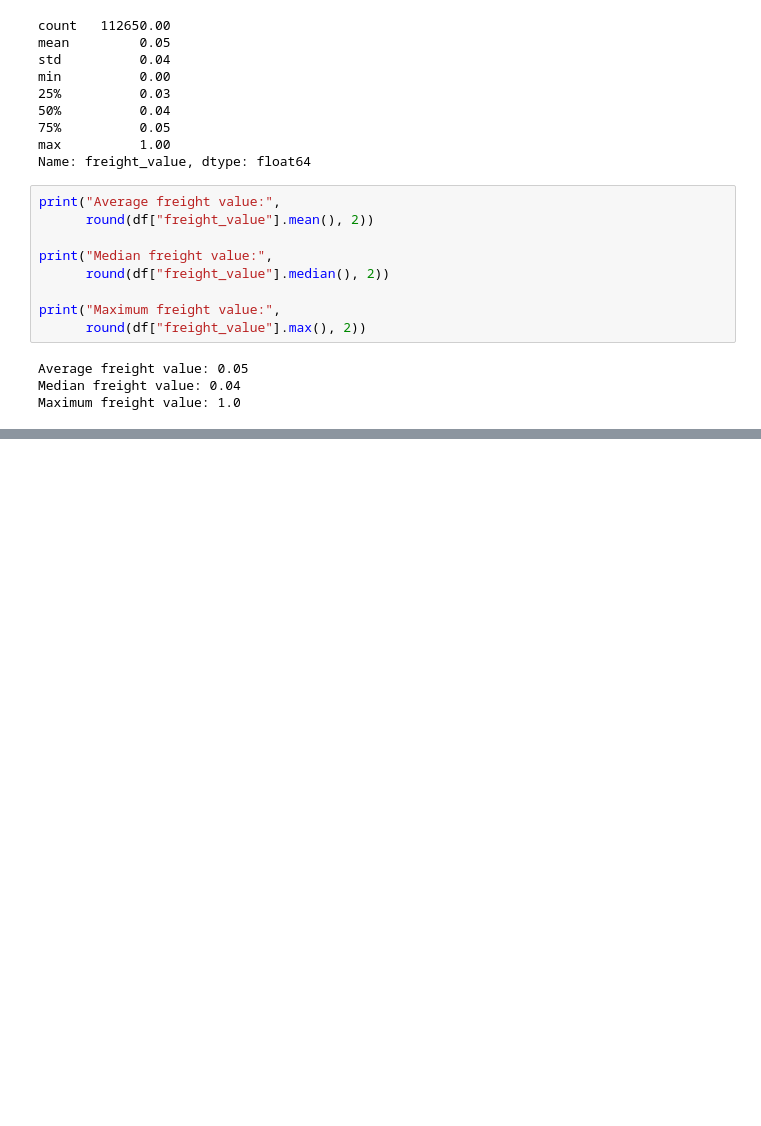
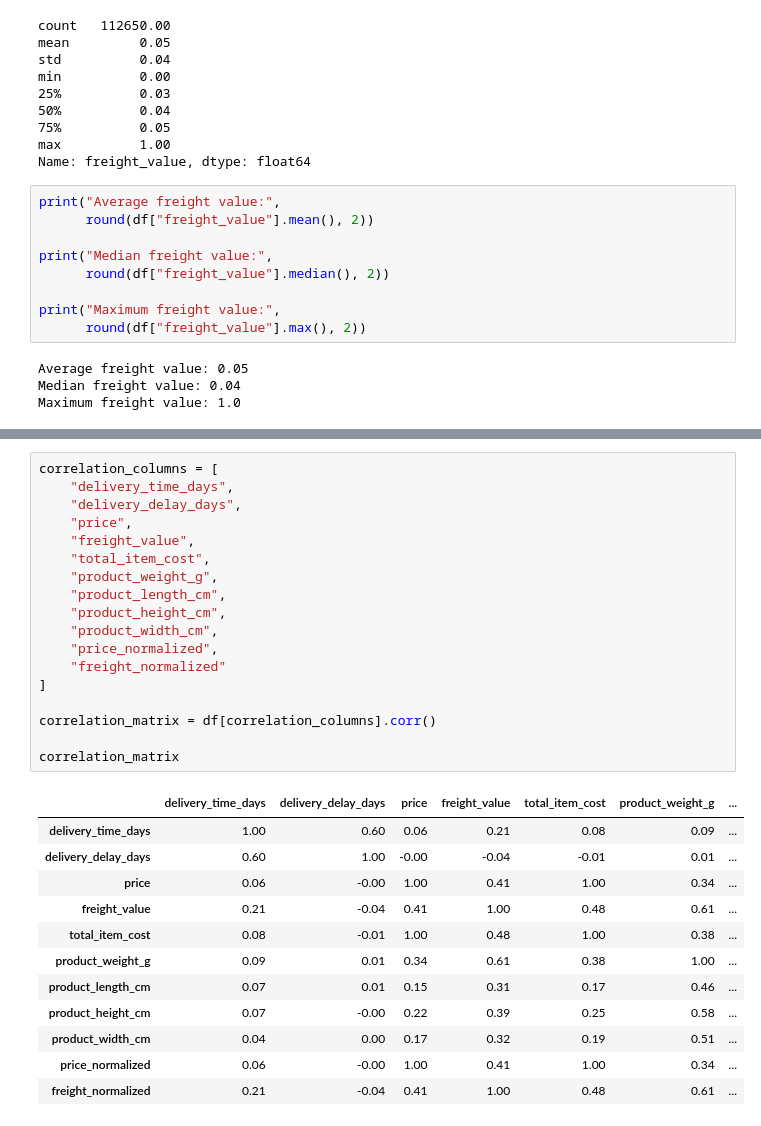
Before and after one commit to DRPatel75/Logistics_Data_Analysis, a Jupyter notebook: notebooks/03_advanced_eda_visualization.ipynb, the cells around one changed output, grey strips where cells are left out. Saved outputs shown, nothing was run; the diff lists cells and outputs as text; blank space fills up the shorter version.

```diff
--- a/notebooks/03_advanced_eda_visualization.ipynb
+++ b/notebooks/03_advanced_eda_visualization.ipynb
@@ -437,0 +445,31 @@ Maximum freight value: 1.0
+# %%
+correlation_columns = [
+    "delivery_time_days",
+    "delivery_delay_days",
+    "price",
+    "freight_value",
+    "total_item_cost",
+    "product_weight_g",
+    "product_length_cm",
+    "product_height_cm",
+    "product_width_cm",
+    "price_normalized",
+    "freight_normalized"
+]
+
+correlation_matrix = df[correlation_columns].corr()
+
+correlation_matrix
+# %% [output]
+|  | delivery_time_days | delivery_delay_days | price | freight_value | total_item_cost | product_weight_g | ... |
+| delivery_time_days | 1.00 | 0.60 | 0.06 | 0.21 | 0.08 | 0.09 | ... |
+| delivery_delay_days | 0.60 | 1.00 | -0.00 | -0.04 | -0.01 | 0.01 | ... |
+| price | 0.06 | -0.00 | 1.00 | 0.41 | 1.00 | 0.34 | ... |
+| freight_value | 0.21 | -0.04 | 0.41 | 1.00 | 0.48 | 0.61 | ... |
+| total_item_cost | 0.08 | -0.01 | 1.00 | 0.48 | 1.00 | 0.38 | ... |
+| product_weight_g | 0.09 | 0.01 | 0.34 | 0.61 | 0.38 | 1.00 | ... |
+| product_length_cm | 0.07 | 0.01 | 0.15 | 0.31 | 0.17 | 0.46 | ... |
+| product_height_cm | 0.07 | -0.00 | 0.22 | 0.39 | 0.25 | 0.58 | ... |
+| product_width_cm | 0.04 | 0.00 | 0.17 | 0.32 | 0.19 | 0.51 | ... |
+| price_normalized | 0.06 | -0.00 | 1.00 | 0.41 | 1.00 | 0.34 | ... |
+| freight_normalized | 0.21 | -0.04 | 0.41 | 1.00 | 0.48 | 0.61 | ... |
```
Also changed, not shown: parts of 2 cells of this notebook, 1 other file.
